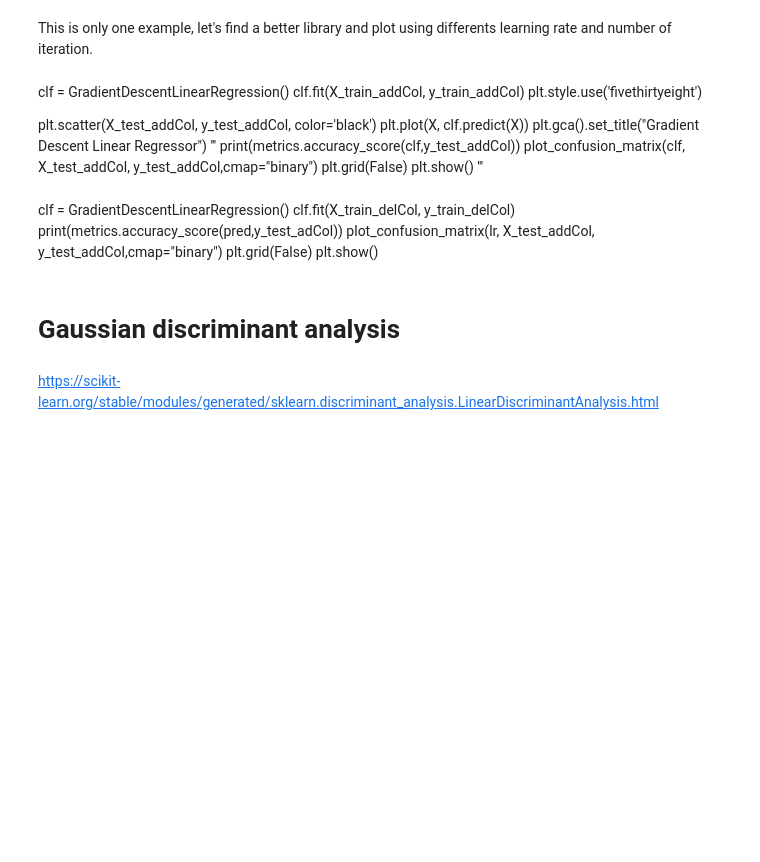
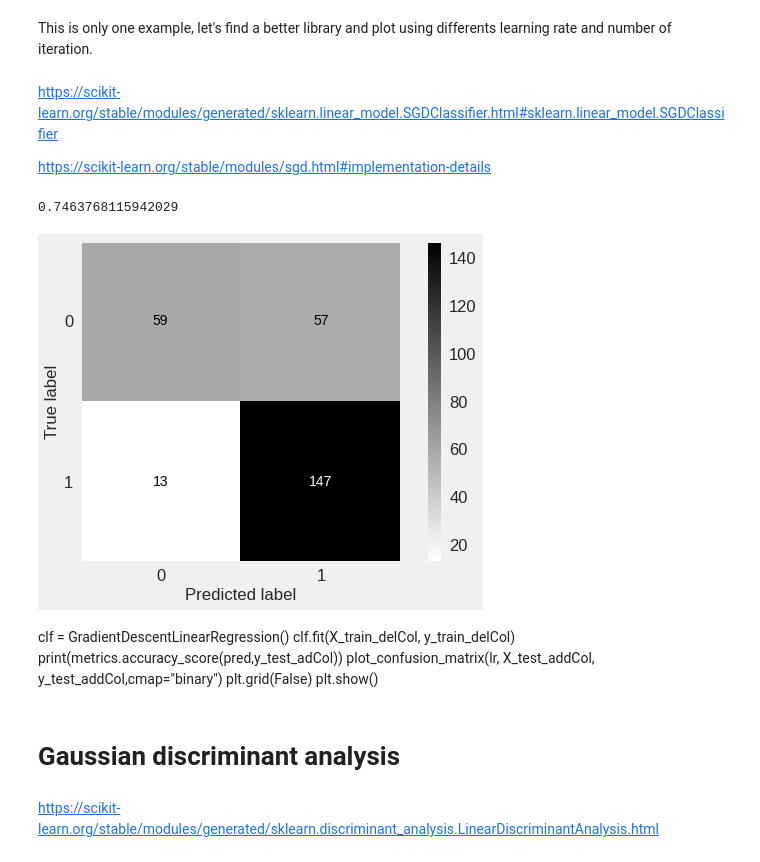
Before and after one commit to MichaelPlug/FDS_Project_HFD, a Jupyter notebook: Project_notebook.ipynb, the cells around one changed output. Drawn from its saved outputs; the diff is of its cells as text; code cells hidden in the pictures; blank space fills up the shorter version.

Commit message:
update draft linear regression

```diff
--- a/Project_notebook.ipynb
+++ b/Project_notebook.ipynb
@@ -732,5 +732,9 @@ The best way is **Imputation with an additional column**
 # %% [markdown]
 This is only one example, let's find a better library and plot using differents learning rate and number of iteration.
+# %% [markdown]
+https://scikit-learn.org/stable/modules/generated/sklearn.linear_model.SGDClassifier.html#sklearn.linear_model.SGDClassifier
+
+https://scikit-learn.org/stable/modules/sgd.html#implementation-details
 # %%
 class GradientDescentLinearRegression:
     def __init__(self, learning_rate=0.01, iterations=1000):
@@ -872,26 +756,23 @@ def gradient_ascent(theta, features, target, lr, num_steps):
-# %% [markdown]
-clf = GradientDescentLinearRegression()
-clf.fit(X_train_addCol, y_train_addCol)
-plt.style.use('fivethirtyeight')
-
-plt.scatter(X_test_addCol, y_test_addCol, color='black')
-plt.plot(X, clf.predict(X))
-plt.gca().set_title("Gradient Descent Linear Regressor")
-'''
-print(metrics.accuracy_score(clf,y_test_addCol))
-plot_confusion_matrix(clf, X_test_addCol, y_test_addCol,cmap="binary")
-plt.grid(False)
-plt.show()
-'''
-# %% [markdown]
-clf = GradientDescentLinearRegression()
-clf.fit(X_train_delCol, y_train_delCol)
-print(metrics.accuracy_score(pred,y_test_adCol))
-plot_confusion_matrix(lr, X_test_addCol, y_test_addCol,cmap="binary")
-plt.grid(False)
-plt.show()
+# %%
+lr = SGDClassifier(max_iter=2000, alpha=0.03)
+lr.fit(X_train_addCol,y_train_addCol)
+pred = lr.predict(X_test_addCol)
+print(metrics.accuracy_score(pred,y_test_addCol))
+plot_confusion_matrix(lr, X_test_addCol, y_test_addCol,cmap="binary")
+plt.grid(False)
+plt.show()
+# %% [output]
+0.7463768115942029
+[figure, added]
+# %% [markdown]
+clf = GradientDescentLinearRegression()
+clf.fit(X_train_delCol, y_train_delCol)
+print(metrics.accuracy_score(pred,y_test_adCol))
+plot_confusion_matrix(lr, X_test_addCol, y_test_addCol,cmap="binary")
+plt.grid(False)
+plt.show()
 # %% [markdown]
 # Gaussian discriminant analysis
-# %% [markdown]
-https://scikit-learn.org/stable/modules/generated/sklearn.discriminant_analysis.LinearDiscriminantAnalysis.html
+# %% [markdown]
+https://scikit-learn.org/stable/modules/generated/sklearn.discriminant_analysis.LinearDiscriminantAnalysis.html
 # %%
```
Also changed, not shown: parts of 14 cells of this notebook.
